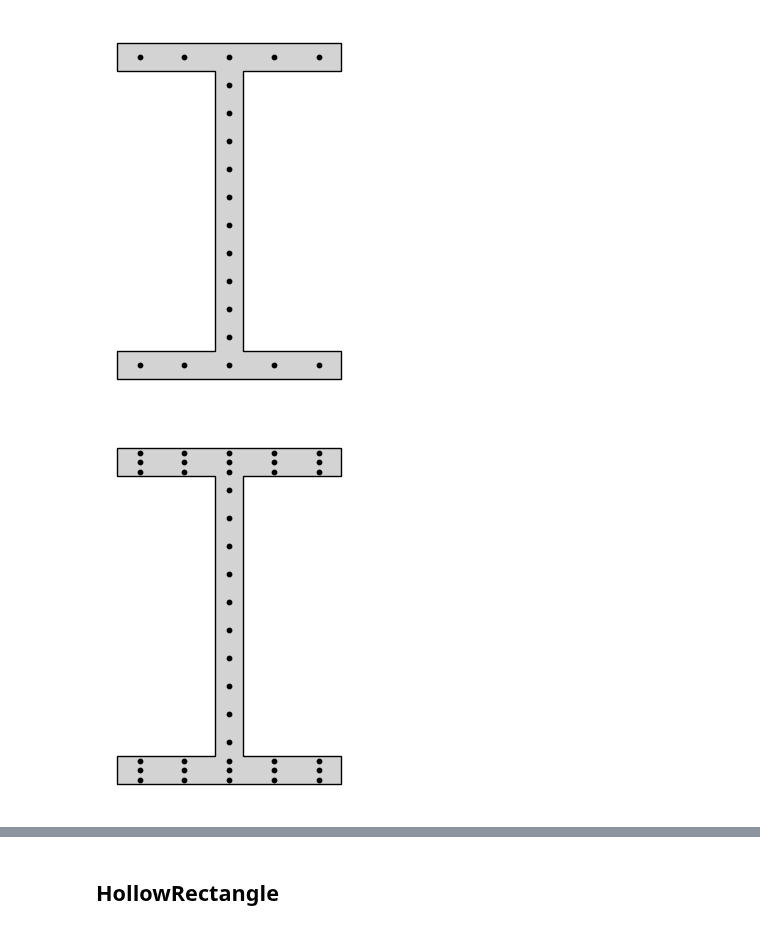
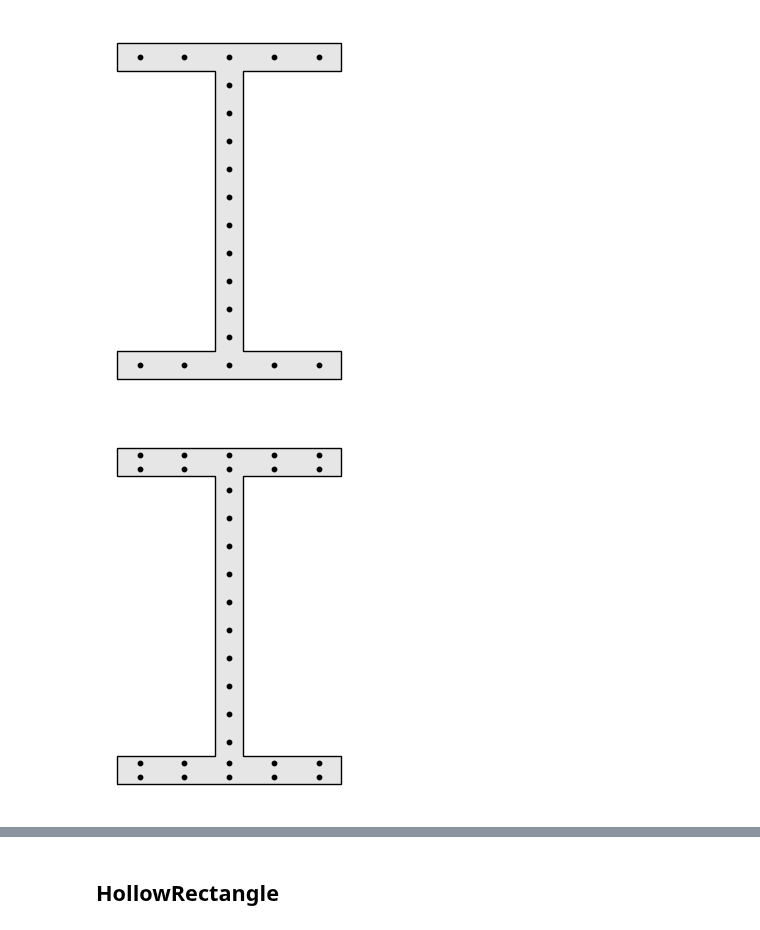
Before and after one commit to FEDEASLab/xsection, a Jupyter notebook: docs/examples/fibers2.ipynb, the cells around one changed output, grey strips where cells are left out. Cells and saved outputs as stored; diff of their text form; code cells hidden in the pictures.

```diff
--- a/docs/examples/fibers2.ipynb
+++ b/docs/examples/fibers2.ipynb
@@ -21,10 +21,10 @@ veux.draw_shape(section)
 # %% [output]
 [figure]
 # %%
-fibers={"d": 10, "tf": 3, "tw": 1, "b": 5}
+fibers={"d": 10, "tf": 2, "tw": 1, "b": 5}
 
-section = xara.Section("MultiaxialFiber", shape, fibers=fibers)
+section = xara.FrameSection("MultiaxialFiber", shape, fibers=fibers)
 
 veux.draw_shape(section)
 # %% [output]
-[figure, old version]
+[figure, new version]
```
Also changed, not shown: parts of 5 cells of this notebook, 11 other files.
